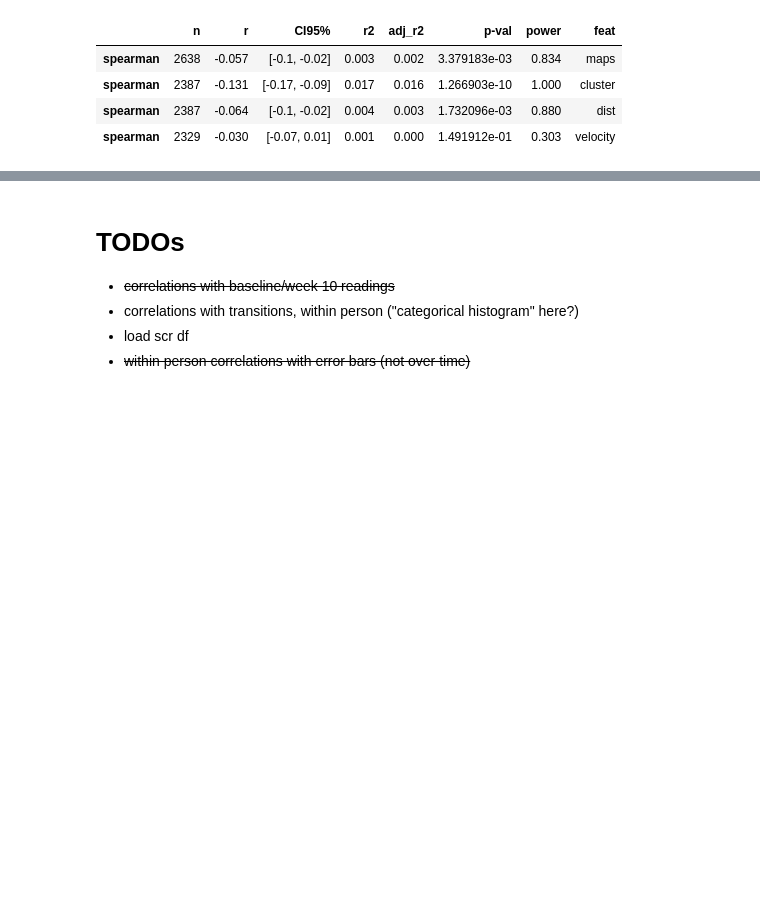
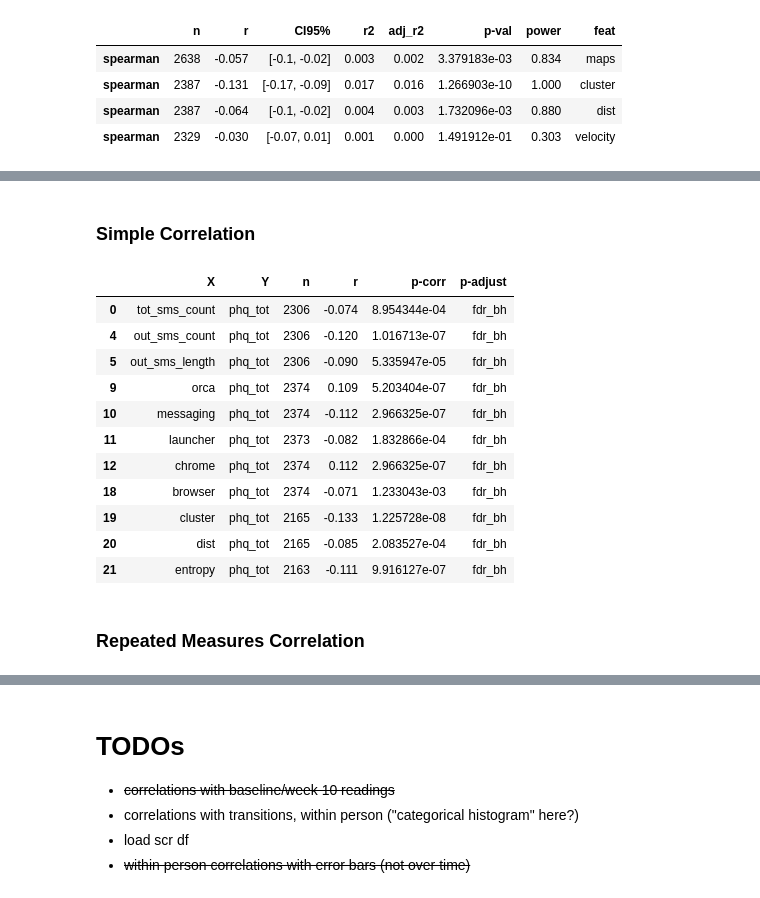
Before and after one commit to tliu526/lifesense, a Jupyter notebook: lifesense_over_time.ipynb, the cells around one changed output, grey strips where cells are left out. Saved outputs shown, nothing was run; the diff lists cells and outputs as text; code cells hidden in the pictures; blank space fills up the shorter version.

```diff
--- a/lifesense_over_time.ipynb
+++ b/lifesense_over_time.ipynb
@@ -565,7 +537,7 @@ display(all_circ.tail())
 # %% [markdown]
 ## Build Sequence DF
 # %%
-def build_col_dict(cols, feat_df, transform_log=True):
+def build_col_dict(cols, feat_df, transform_log=True, pre_days=3, post_days=3):
     """Builds a (col, [vals]) dictionary for the given features
 
     Currently looks at a 7 day window around each survey
@@ -586,8 +558,8 @@ def build_col_dict(cols, feat_df, transform_log=True):
             pid = row['pid']
             sel_df =  feat_df[(feat_df['pid'] == pid) &
                               # TODO double check that this is the date range we want
-                             (feat_df['date'] >= (date.floor('D') - pd.Timedelta(3, unit='D'))) &
-                             (feat_df['date'] <= (date.floor('D') + pd.Timedelta(3, unit='D')))]
+                             (feat_df['date'] >= (date.floor('D') - pd.Timedelta(pre_days, unit='D'))) &
+                             (feat_df['date'] <= (date.floor('D') + pd.Timedelta(post_days, unit='D')))]
             sel_mean = sel_df.mean()
 
             if transform_log: sel_mean = np.log(sel_mean + 1)
@@ -875,0 +829,6 @@ corr_df.head()
+# %%
+# columns
+sms_cols = ['tot_sms_count', 'tot_sms_length', 'in_sms_count', 'in_sms_length', 'out_sms_count', 'out_sms_length']
+cal_cols = ['tot_call_count', 'tot_call_duration']
+fus_cols = ['cluster', 'dist', 'entropy', 'loc_var', 'norm_entropy', 'velocity']
+fga_cols = ['katana', 'orca', 'messaging', 'launcher', 'chrome', 'email', 'instagram', 'youtube', 'maps', 'snapchat', 'browser']
@@ -875,0 +837,7 @@ corr_df.head()
+# %%
+%%time
+
+sms_dict = build_col_dict(sms_cols, sms_daily, pre_days=7, post_days=-1)
+cal_dict = build_col_dict(cal_cols, cal_daily, pre_days=7, post_days=-1)
+fus_dict = build_col_dict(fus_cols, fus_daily, pre_days=7, post_days=-1)
+fga_dict = build_col_dict(fga_cols, fga_daily, pre_days=7, post_days=-1)
@@ -875,0 +860,20 @@ corr_df.head()
+# %% [markdown]
+### Simple Correlation
+# %%
+pair_corr_df = pg.pairwise_corr(dig_state_df, columns=[sensor_cols, ['phq_tot']], padjust="fdr_bh")
+pair_corr_df[pair_corr_df['p-corr'] < 0.01][['X', 'Y', 'n', 'r', 'p-corr', 'p-adjust']]
+# %% [output]
+|  | X | Y | n | r | p-corr | p-adjust |
+| 0 | tot_sms_count | phq_tot | 2306 | -0.074 | 8.954344e-04 | fdr_bh |
+| 4 | out_sms_count | phq_tot | 2306 | -0.120 | 1.016713e-07 | fdr_bh |
+| 5 | out_sms_length | phq_tot | 2306 | -0.090 | 5.335947e-05 | fdr_bh |
+| 9 | orca | phq_tot | 2374 | 0.109 | 5.203404e-07 | fdr_bh |
+| 10 | messaging | phq_tot | 2374 | -0.112 | 2.966325e-07 | fdr_bh |
+| 11 | launcher | phq_tot | 2373 | -0.082 | 1.832866e-04 | fdr_bh |
+| 12 | chrome | phq_tot | 2374 | 0.112 | 2.966325e-07 | fdr_bh |
+| 18 | browser | phq_tot | 2374 | -0.071 | 1.233043e-03 | fdr_bh |
+| 19 | cluster | phq_tot | 2165 | -0.133 | 1.225728e-08 | fdr_bh |
+| 20 | dist | phq_tot | 2165 | -0.085 | 2.083527e-04 | fdr_bh |
+| 21 | entropy | phq_tot | 2163 | -0.111 | 9.916127e-07 | fdr_bh |
+# %% [markdown]
+### Repeated Measures Correlation
```
Also changed, not shown: parts of 27 cells of this notebook.
